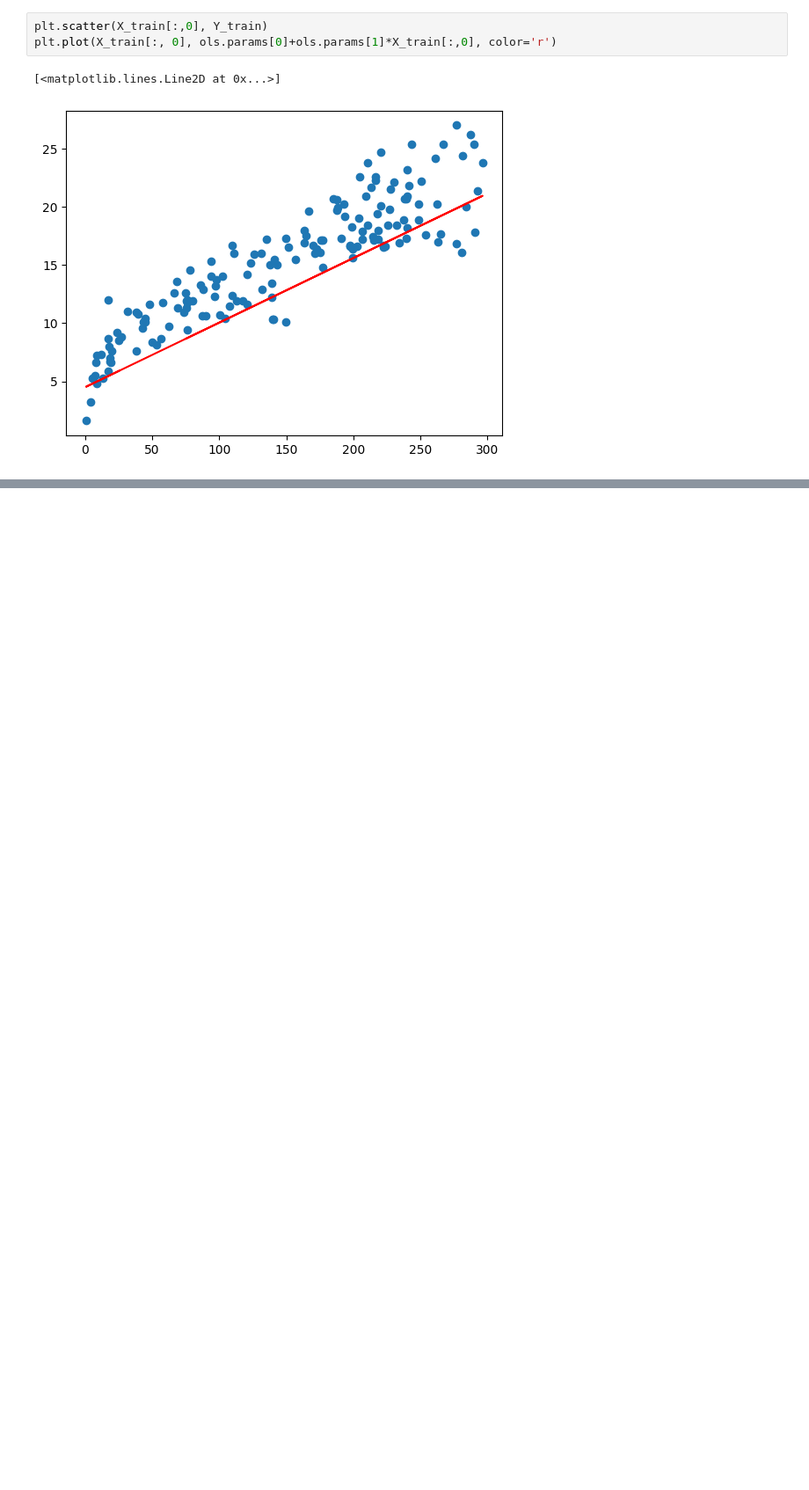
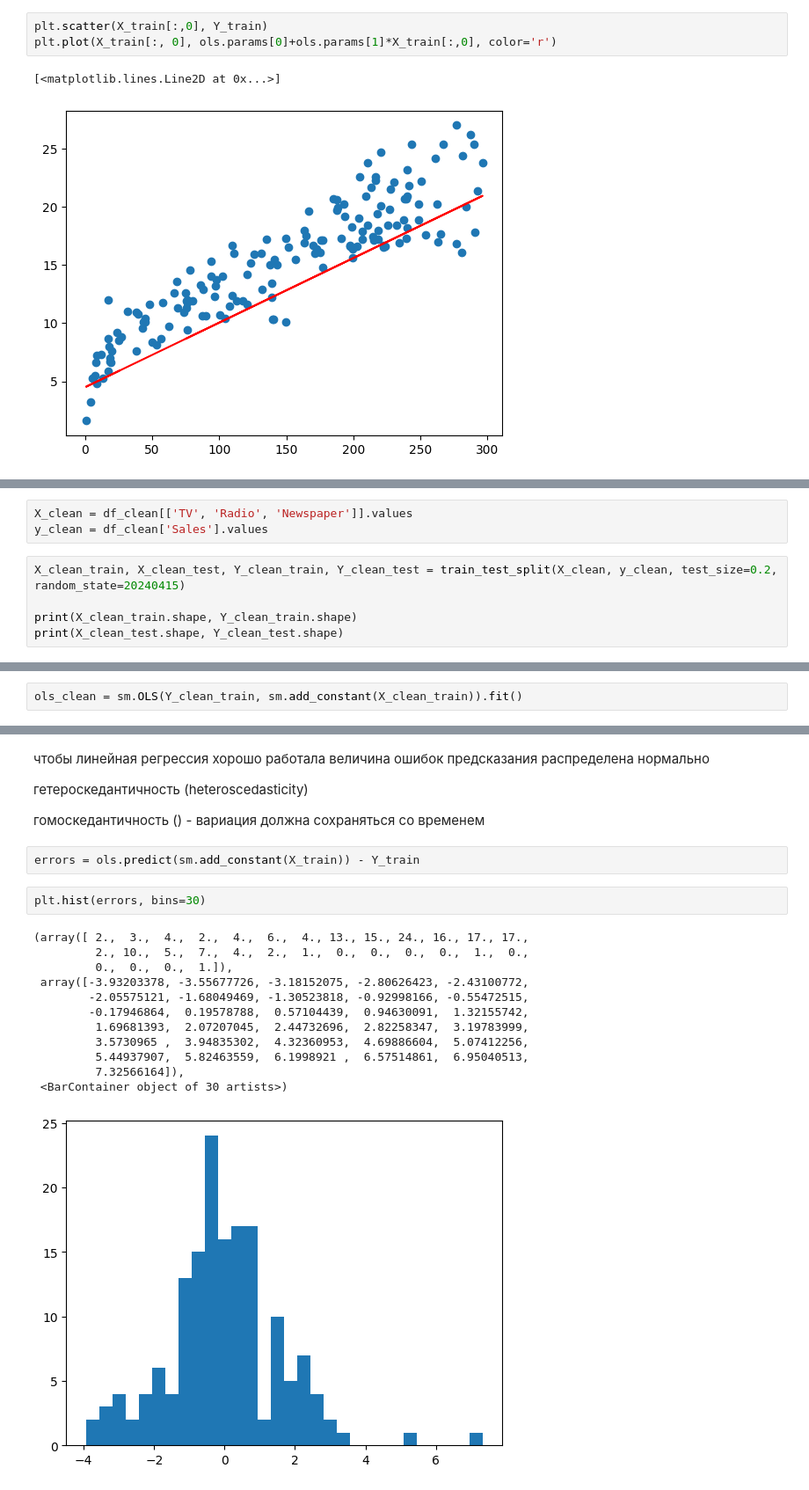
Before and after one commit to Kasymkhankhubiyev/AISiriusSpring2024, a Jupyter notebook: 01_linear_regression.ipynb, the cells around one changed output, grey strips where cells are left out. Shown at 88% size. Saved outputs shown, nothing was run; the diff lists cells and outputs as text; blank space fills up the shorter version.

```diff
--- a/01_linear_regression.ipynb
+++ b/01_linear_regression.ipynb
@@ -143,0 +166,8 @@ plt.plot(X_train[:, 0], ols.params[0]+ols.params[1]*X_train[:,0], color='r')
+# %%
+X_clean = df_clean[['TV', 'Radio', 'Newspaper']].values
+y_clean = df_clean['Sales'].values
+# %%
+X_clean_train, X_clean_test, Y_clean_train, Y_clean_test = train_test_split(X_clean, y_clean, test_size=0.2, random_state=20240415)
+
+print(X_clean_train.shape, Y_clean_train.shape)
+print(X_clean_test.shape, Y_clean_test.shape)
@@ -143,0 +177,2 @@ plt.plot(X_train[:, 0], ols.params[0]+ols.params[1]*X_train[:,0], color='r')
+# %%
+ols_clean = sm.OLS(Y_clean_train, sm.add_constant(X_clean_train)).fit()
@@ -143,0 +207,23 @@ plt.plot(X_train[:, 0], ols.params[0]+ols.params[1]*X_train[:,0], color='r')
+# %% [markdown]
+чтобы линейная регрессия хорошо работала величина ошибок предсказания распределена нормально
+
+гетероскедантичность (heteroscedasticity)
+
+гомоскедантичность () - вариация должна сохраняться со временем
+# %%
+errors = ols.predict(sm.add_constant(X_train)) - Y_train
+# %%
+plt.hist(errors, bins=30)
+# %% [output]
+(array([ 2.,  3.,  4.,  2.,  4.,  6.,  4., 13., 15., 24., 16., 17., 17.,
+         2., 10.,  5.,  7.,  4.,  2.,  1.,  0.,  0.,  0.,  0.,  1.,  0.,
+         0.,  0.,  0.,  1.]),
+ array([-3.93203378, -3.55677726, -3.18152075, -2.80626423, -2.43100772,
+        -2.05575121, -1.68049469, -1.30523818, -0.92998166, -0.55472515,
+        -0.17946864,  0.19578788,  0.57104439,  0.94630091,  1.32155742,
+         1.69681393,  2.07207045,  2.44732696,  2.82258347,  3.19783999,
+         3.5730965 ,  3.94835302,  4.32360953,  4.69886604,  5.07412256,
+         5.44937907,  5.82463559,  6.1998921 ,  6.57514861,  6.95040513,
+         7.32566164]),
+ <BarContainer object of 30 artists>)
+[figure, added]
```
Also changed, not shown: parts of 49 cells of this notebook, 2 other files.
